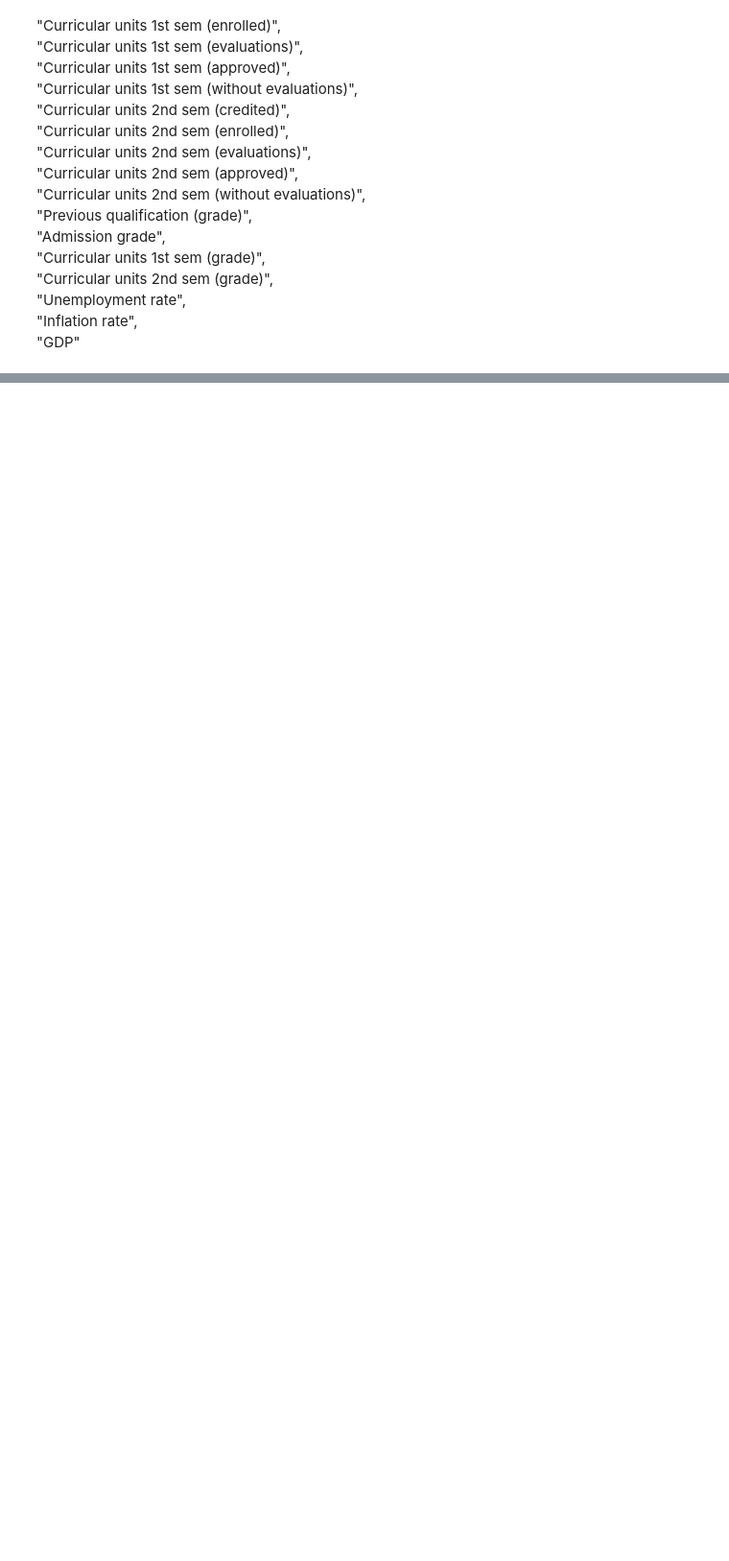
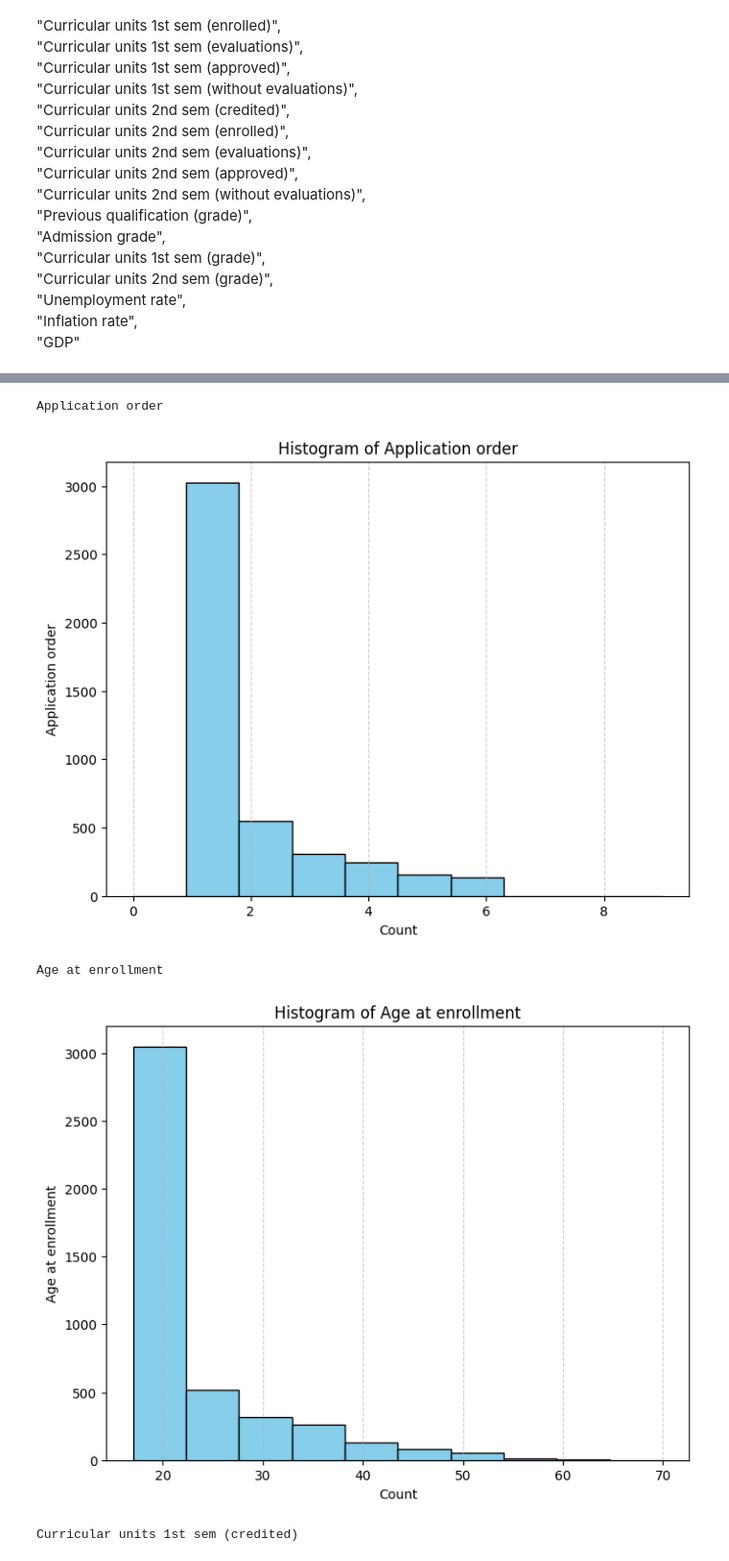
Before and after one commit to Suhaib1278/principles_of_ai_and_ml_assignment, a Jupyter notebook: principles_of_ai_and_ml_assignment/element_010_task1.ipynb, the cells around one changed output, grey strips where cells are left out. Shown at 96% size. Saved outputs shown, nothing was run; the diff lists cells and outputs as text; code cells hidden in the pictures; blank space fills up the shorter version.

```diff
--- a/principles_of_ai_and_ml_assignment/element_010_task1.ipynb
+++ b/principles_of_ai_and_ml_assignment/element_010_task1.ipynb
@@ -400,11 +400,13 @@ def handle_outliers(col):
 #         print("IQR used")
 #         return (col < Q1 - 1.5 * IQR) | (col > Q3 + 1.5 * IQR)
 # %%
+outlier_cols = []
 for col in numerical_cols:
     outliers = handle_outliers(df[col])
     if outliers == []:
         print(f"No outliers in {col} column\n")
     else:
+        outlier_cols.append(col)
         print(f"Outliers in {col} column:")
         print(f"{outliers}\n")
 # %% [output]
@@ -427 +429,20 @@ IQR used
 No outliers in GDP column
+# %%
+for col in outlier_cols:
+    print(col)
+    plt.figure(figsize=(8, 6))
+
+    # Plot histogram with horizontal orientation
+    plt.hist(df[col], orientation='vertical', color='skyblue', edgecolor='black')
+
+    plt.xlabel("Count")         # Count on the x-axis
+    plt.ylabel(col)             # Column values on the y-axis
+    plt.title(f"Histogram of {col}")
+    plt.grid(axis='x', linestyle='--', alpha=0.6)
+    plt.show()
+# %% [output]
+Application order
+[figure, added]
+Age at enrollment
+[figure, added]
+Curricular units 1st sem (credited)
```
Also changed, not shown: parts of 15 cells of this notebook.
